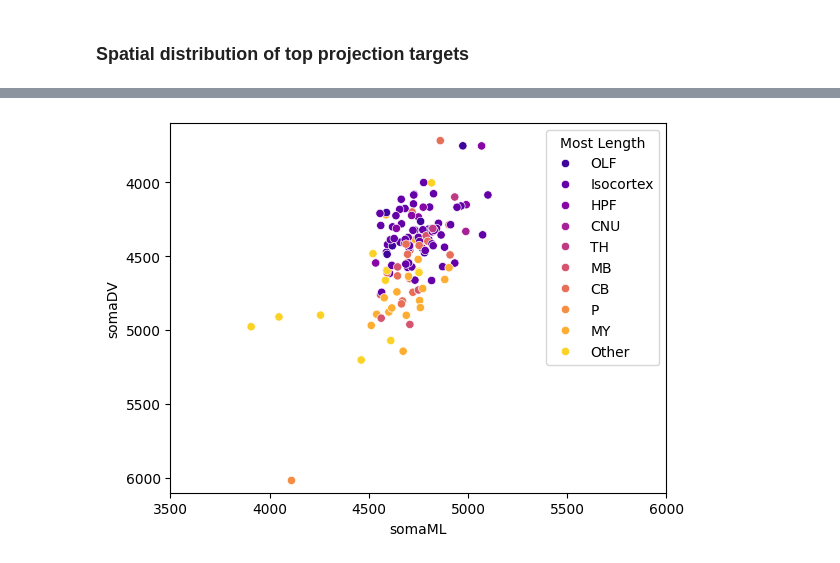
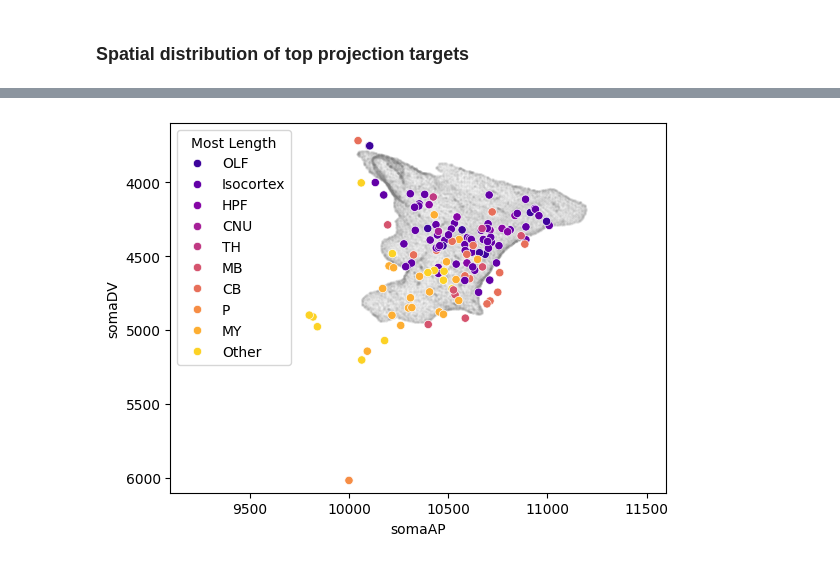
Before and after one commit to AllenNeuralDynamics/aind-LC-morphologies, a Jupyter notebook: code/LC Manuscript Figure 2 Analyses.ipynb, the cells around one changed output, grey strips where cells are left out. Cells and saved outputs as stored; diff of their text form; code cells hidden in the pictures.

Commit message:
saved data as .csv's and other minor changes

```diff
--- a/code/LC Manuscript Figure 2 Analyses.ipynb
+++ b/code/LC Manuscript Figure 2 Analyses.ipynb
@@ -18,6 +18,7 @@ import lc_reconstruction_analysis.correlation as correlation
 ## Assemble data
 # %%
 DATA_DIR = Path("../data/LC_Snapshots")
+MESH_DIR = Path("../data/LC_percentile_meshes_2026-07-10_21-13-43")
 BASE_DIR = Path("../data/")
 SAVE_DIR = Path("../results/")
 # %%
@@ -123,8 +116,0 @@ normDF.loc[["N012-721332", "N003-721332", "N016-721332"]]
-# %%
-# Get normalized features
-normDF = pd.concat([lengthDF.divide(lengthDF.sum(axis = 1), axis = 0)[sorted_rois],
-                    pd.Series(metricsDF["Axon Length (cm)"] / metricsDF["Axon Length (cm)"].max(), name = "Norm Axon Length"),
-                    pd.Series(metricsDF["Axon Branches"] / metricsDF["Axon Branches"].max(), name = "Norm Axon Branches"),
-                    pd.Series(metricsDF["Dendrite Length (cm)"] / metricsDF["Dendrite Length (cm)"].max(), name = "Norm Dend Length"),
-                    pd.Series(metricsDF["Dendrite Branches"] / metricsDF["Dendrite Branches"].max(), name = "Norm Dend Branches")], axis = 1)
-normDF.head(3)
@@ -236,10 +201,0 @@ plt.savefig(SAVE_DIR.joinpath("figure 2 - top projection target sagittal soma lo
-# %%
-# Plot
-plt.figure()
-sns.scatterplot(fullDF,x = "somaML", y = "somaDV", hue = "Most Length", palette = "plasma", hue_order= used_rois)
-plt.xlim([3500, 6000])
-plt.ylim([3600, 6100])
-plt.gca().invert_yaxis() # Invert the y-axis
-plt.savefig(SAVE_DIR.joinpath("figure 2 - top projection target coronal soma location.svg"),dpi=300, bbox_inches='tight')
-# %% [output]
-[figure, removed]
@@ -245,0 +240,17 @@ plt.savefig(SAVE_DIR.joinpath("figure 2 - top projection target coronal soma loc
+# %%
+# Only create colors for rois that are a top projection target
+used_rois = sorted_rois.copy()
+for indx in set(sorted_rois) - set(fullDF["Most Length"]):
+    used_rois.remove(indx)
+
+# Plot
+plt.figure()
+plt.scatter(vertices[:,0], vertices[:,1], c='gray', s=1, alpha=0.05)
+sns.scatterplot(fullDF,x = "somaAP", y = "somaDV", hue = "Most Length", palette = "plasma", hue_order= used_rois)
+plt.xlim([9100, 11600])
+plt.ylim([3600, 6100])
+plt.gca().invert_yaxis() # Invert the y-axis
+plt.savefig(SAVE_DIR.joinpath("figure 2 - top projection target sagittal soma location.svg"),dpi=300, bbox_inches='tight')
+fullDF.set_index("Graph")[["somaAP","somaDV","somaML","Most Length"]].to_csv(SAVE_DIR.joinpath("figure 2 - top projection target soma location.csv"))
+# %% [output]
+[figure, added]
```
Also changed, not shown: parts of 10 cells of this notebook, 4 other files.
